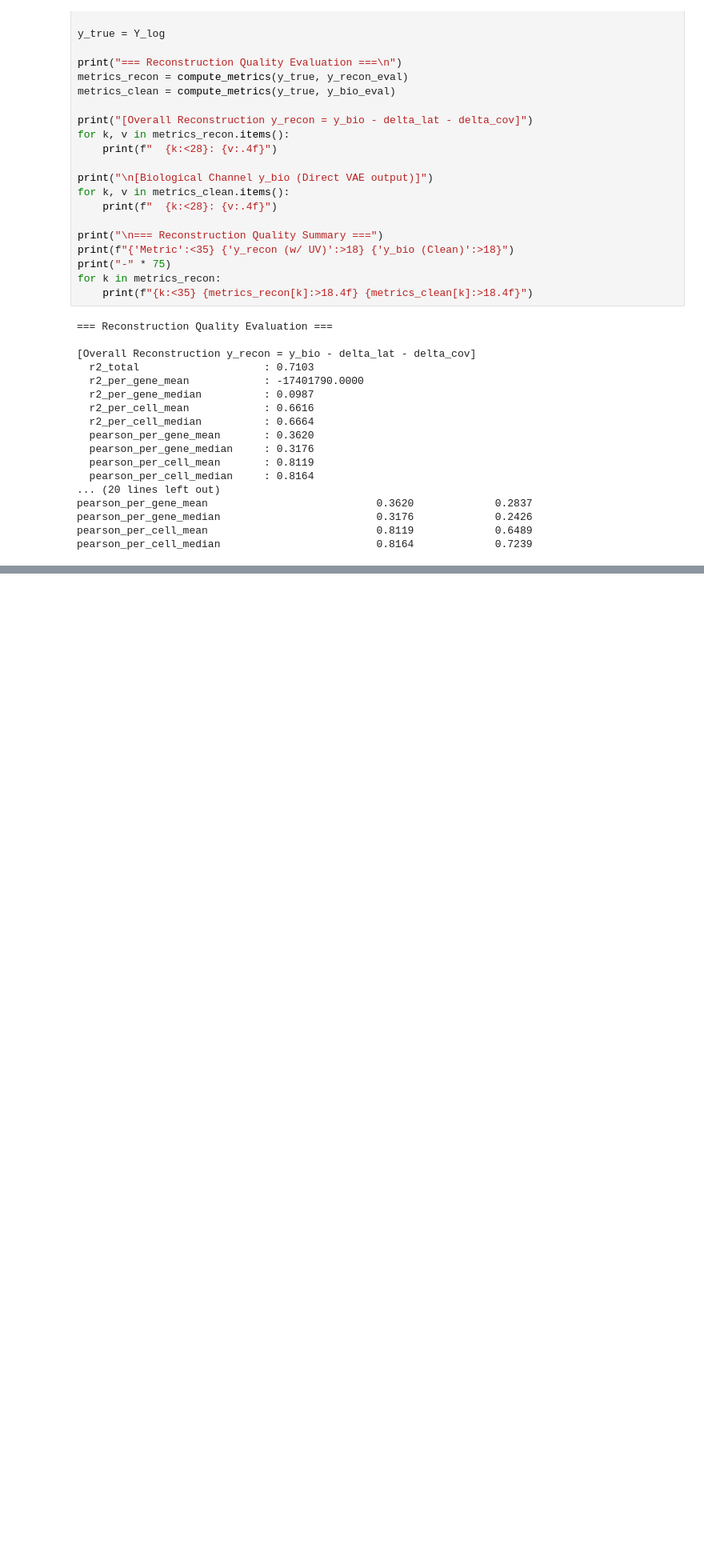
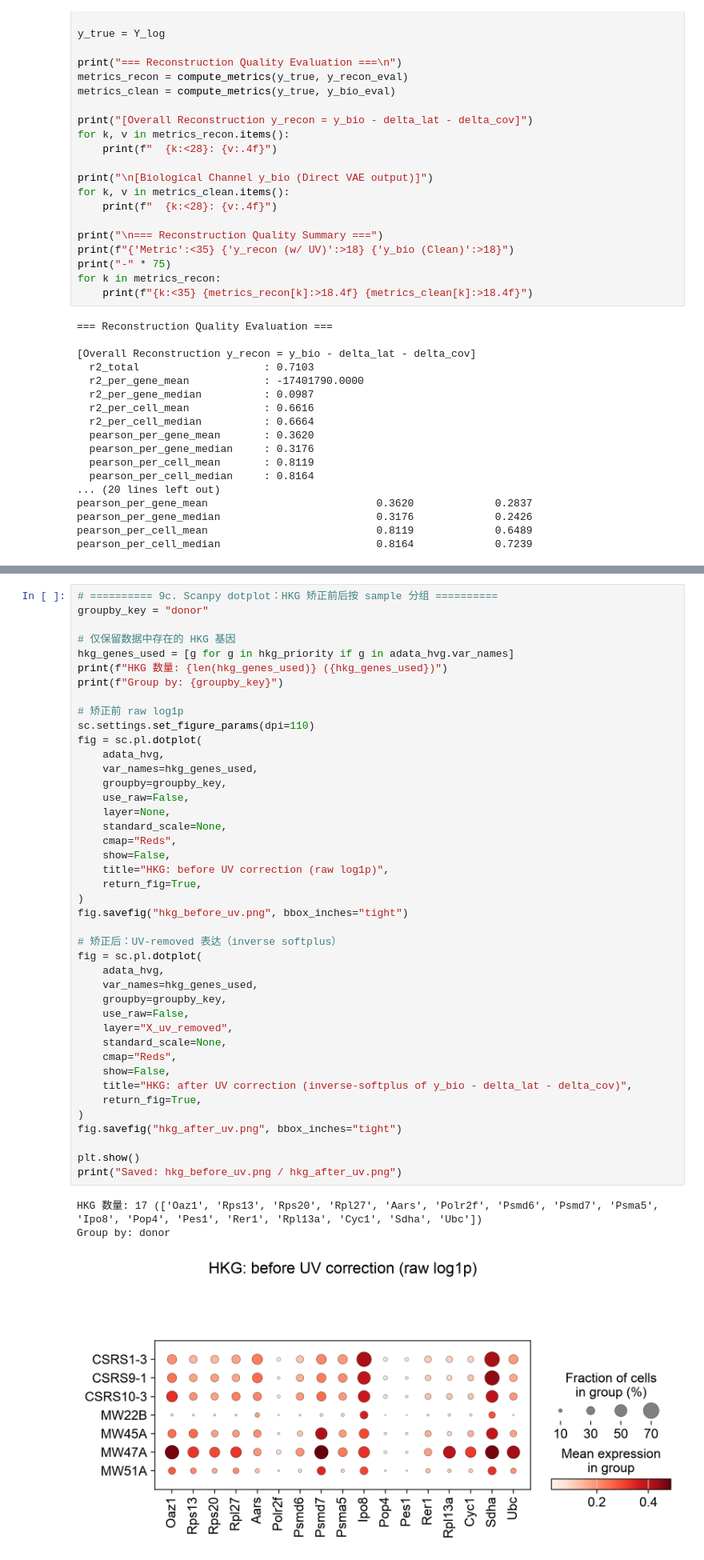
Before and after one commit to juychen/RUVDEG, a Jupyter notebook: testRUVVAE.ipynb, the cells around one changed output, grey strips where cells are left out. Shown at 80% size. Drawn from its saved outputs; the diff is of its cells as text; blank space fills up the shorter version.

```diff
--- a/testRUVVAE.ipynb
+++ b/testRUVVAE.ipynb
@@ -1061,0 +889,46 @@ Saved: top10_deg_before_uv.png / top10_deg_after_uv.png / top10_deg_bio.png
+# %%
+# ========== 9c. Scanpy dotplot：HKG 矫正前后按 sample 分组 ==========
+groupby_key = "donor"
+
+# 仅保留数据中存在的 HKG 基因
+hkg_genes_used = [g for g in hkg_priority if g in adata_hvg.var_names]
+print(f"HKG 数量: {len(hkg_genes_used)} ({hkg_genes_used})")
+print(f"Group by: {groupby_key}")
+
+# 矫正前 raw log1p
+sc.settings.set_figure_params(dpi=110)
+fig = sc.pl.dotplot(
+    adata_hvg,
+    var_names=hkg_genes_used,
+    groupby=groupby_key,
+    use_raw=False,
+    layer=None,
+    standard_scale=None,
+    cmap="Reds",
+    show=False,
+    title="HKG: before UV correction (raw log1p)",
+    return_fig=True,
+)
+fig.savefig("hkg_before_uv.png", bbox_inches="tight")
+
+# 矫正后：UV-removed 表达（inverse softplus）
+fig = sc.pl.dotplot(
+    adata_hvg,
+    var_names=hkg_genes_used,
+    groupby=groupby_key,
+    use_raw=False,
+    layer="X_uv_removed",
+    standard_scale=None,
+    cmap="Reds",
+    show=False,
+    title="HKG: after UV correction (inverse-softplus of y_bio - delta_lat - delta_cov)",
+    return_fig=True,
+)
+fig.savefig("hkg_after_uv.png", bbox_inches="tight")
+
+plt.show()
+print("Saved: hkg_before_uv.png / hkg_after_uv.png")
+# %% [output]
+HKG 数量: 17 (['Oaz1', 'Rps13', 'Rps20', 'Rpl27', 'Aars', 'Polr2f', 'Psmd6', 'Psmd7', 'Psma5', 'Ipo8', 'Pop4', 'Pes1', 'Rer1', 'Rpl13a', 'Cyc1', 'Sdha', 'Ubc'])
+Group by: donor
+[figure, added]
```
Also changed, not shown: parts of 5 cells of this notebook, 4 other files.
